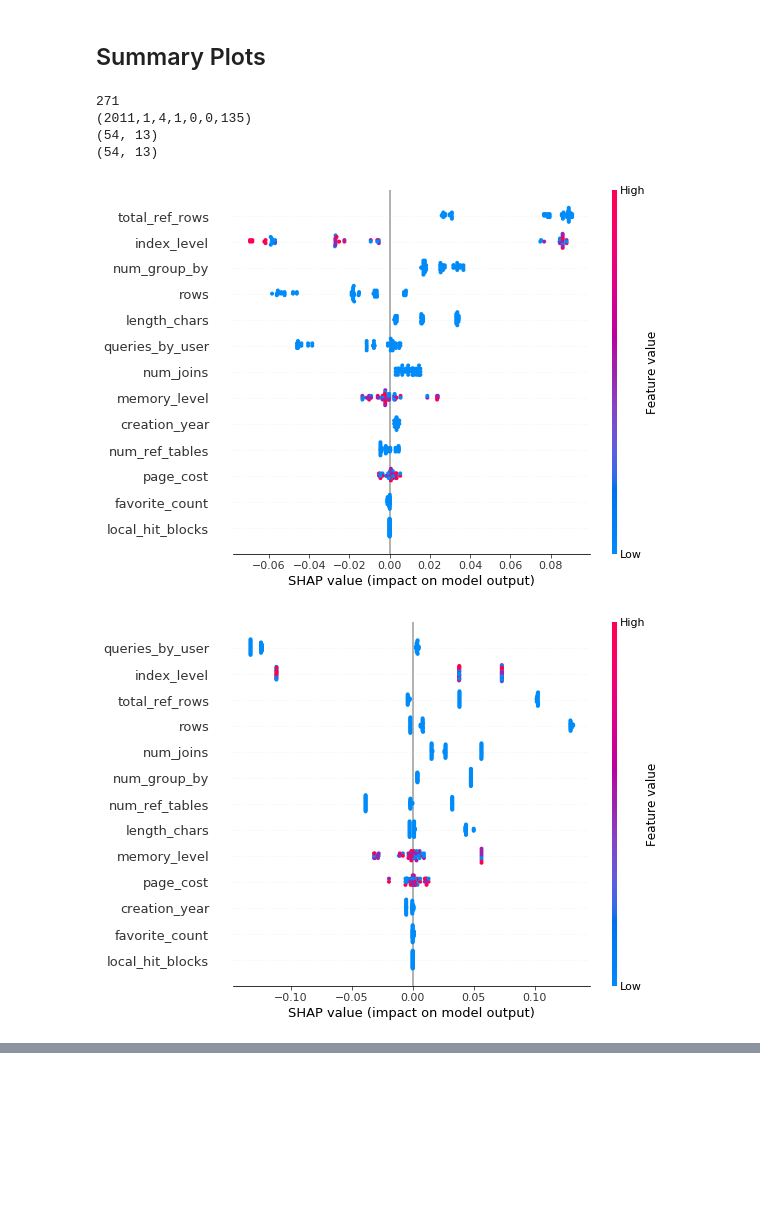
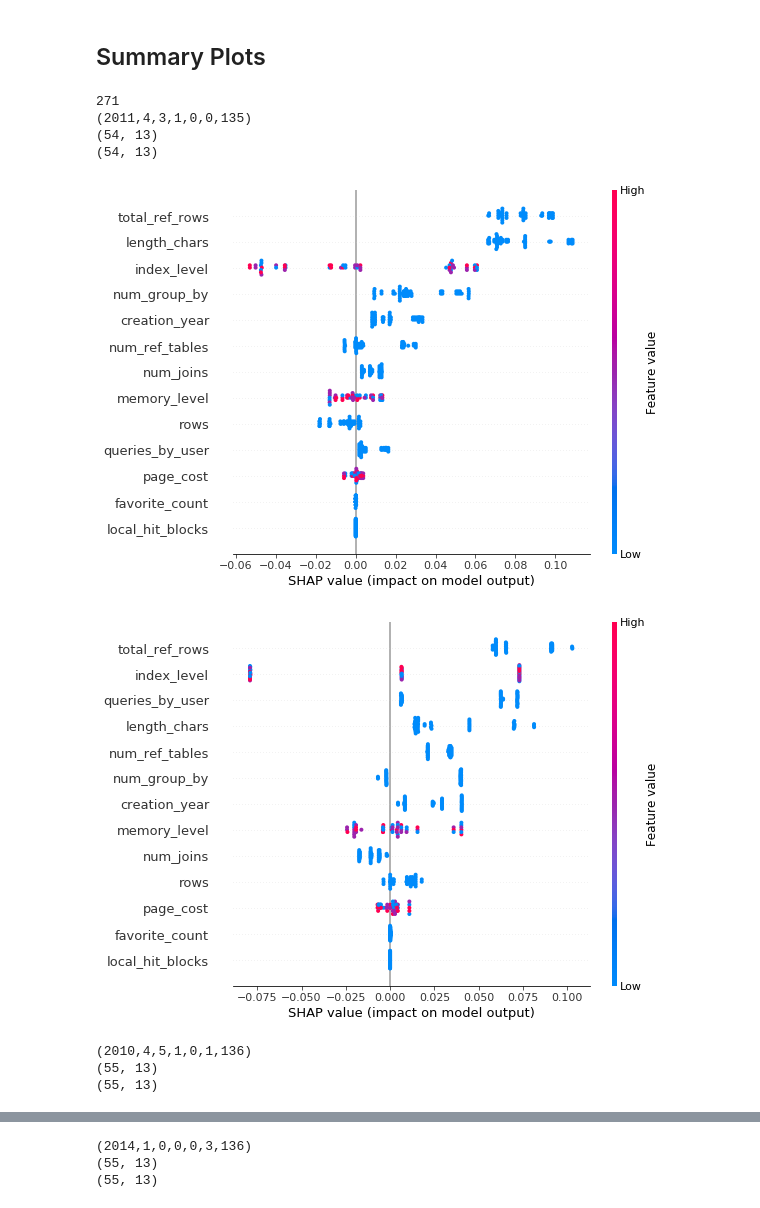
Before and after one commit to sharmapulkit/TreeInterpretability_AnomalyExplanation, a Jupyter notebook: shap/notebooks/Analyse_PostgreSQL.ipynb, the cells around one changed output, grey strips where cells are left out. Cells and saved outputs as stored; diff of their text form; code cells hidden in the pictures; blank space fills up the shorter version.

```diff
--- a/shap/notebooks/Analyse_PostgreSQL.ipynb
+++ b/shap/notebooks/Analyse_PostgreSQL.ipynb
@@ -466,28 +468,33 @@ from ast import literal_eval as make_tuple
 # %%
-# for file in os.listdir(interpretation_path):
-#     if 'SHAP' in file:
 Allfiles = os.listdir(interpretation_path)
+
 shap_files = [f for f in Allfiles if ('SHAP' in f)]
 print(len(shap_files))
-file = shap_files[4]
-comb = file.strip('interpreted_SHAP_outs_mb').strip('_test.txt')
-print(comb)
+for file in shap_files[10:13]:
+#     file = shap_files[4]
+    comb = file.strip('interpreted_SHAP_outs_mb').strip('_test.txt')
+    print(comb)
 
-feature_file = test_datapath + 'covComb' + comb + '_test.csv'
-ti_file = interpretation_path + 'interpreted_TI_outs_mb' + comb + '_test.txt'
+    feature_file = test_datapath + 'covComb' + comb + '_test.csv'
+    ti_file = interpretation_path + 'interpreted_TI_outs_mb' + comb + '_test.txt'
 
-shap_values = np.loadtxt(interpretation_path + file)
-ti_values = np.loadtxt(ti_file)
+    shap_values = np.loadtxt(interpretation_path + file)
+    ti_values = np.loadtxt(ti_file)
 
-X = pd.read_csv(open(feature_file, 'r'))[feature_columns]
-print(X.shape)
-print(shap_values.shape)
-shap.summary_plot(shap_values, X)
-shap.summary_plot(ti_values, X)
+    D = pd.read_csv(open(feature_file, 'r'))
+    X = D[feature_columns]
+    print(X.shape)
+    print(shap_values.shape)
+    # shap.summary_plot(np.array([shap_values[9], shap_values[19]]), X.iloc[9,19] )
+    shap.summary_plot(shap_values, X)
+    shap.summary_plot(ti_values, X)
 # %% [output]
 271
-(2011,1,4,1,0,0,135)
+(2011,4,3,1,0,0,135)
 (54, 13)
 (54, 13)
-[figure, old version]
+[figure, new version]
-[figure, old version]
+[figure, new version]
+(2010,4,5,1,0,1,136)
+(55, 13)
+(55, 13)
@@ -493,0 +503,3 @@ shap.summary_plot(ti_values, X)
+(2014,1,0,0,0,3,136)
+(55, 13)
+(55, 13)
```
Also changed, not shown: parts of 15 cells of this notebook, 1 other file.
